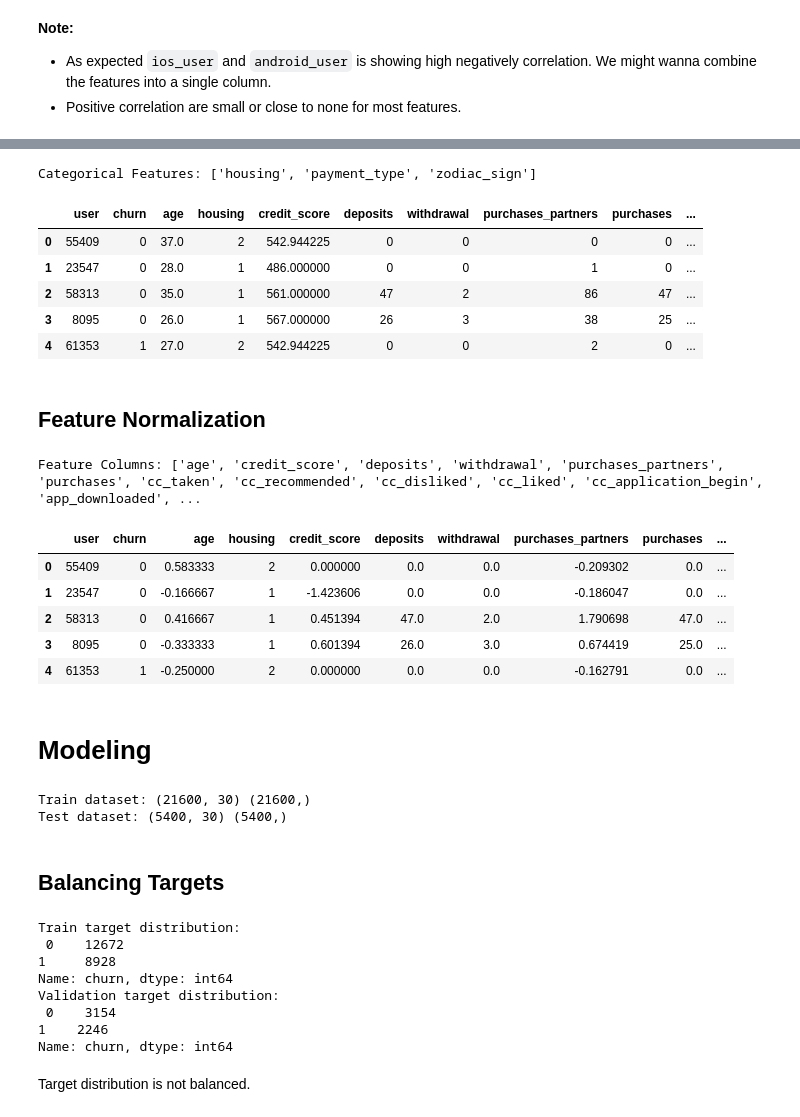
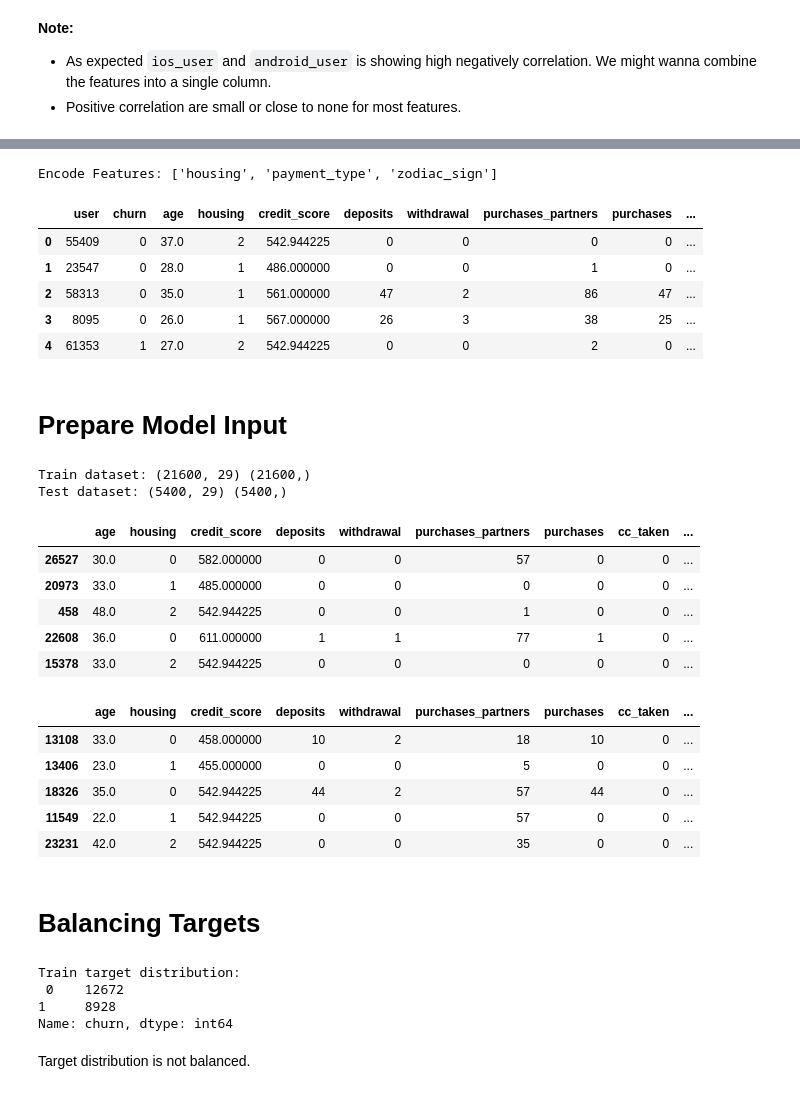
Before and after one commit to nityansuman/machine-learning-porch, a Jupyter notebook: analytics/churn-prediction-through-usage-analysis.ipynb, the cells around one changed output, grey strips where cells are left out. Cells and saved outputs as stored; diff of their text form; code cells hidden in the pictures.

```diff
--- a/analytics/churn-prediction-through-usage-analysis.ipynb
+++ b/analytics/churn-prediction-through-usage-analysis.ipynb
@@ -226,48 +226,28 @@ sns.heatmap(corr, mask=mask, vmax=.3, center=0, square=True, linewidths=.5, cbar
 # %%
-# Get categorical feature list
-cats = [col for col in dataset.columns if dataset[col].dtype == "object"]
-print("Categorical Features:", cats)
+# Get encoding feature list
+encode_features = [col for col in dataset.columns if dataset[col].dtype == "object"]
+print("Encode Features:", encode_features)
 
 # Instantiate encoder
 feature_encoder = OrdinalEncoder(dtype=np.int64)
 
 # Encode features
-dataset[cats] = feature_encoder.fit_transform(dataset[cats])
+dataset[encode_features] = feature_encoder.fit_transform(dataset[encode_features])
 dataset.head()
 # %% [output]
-Categorical Features: ['housing', 'payment_type', 'zodiac_sign']
+Encode Features: ['housing', 'payment_type', 'zodiac_sign']
 |  | user | churn | age | housing | credit_score | deposits | withdrawal | purchases_partners | purchases | ... |
 | 0 | 55409 | 0 | 37.0 | 2 | 542.944225 | 0 | 0 | 0 | 0 | ... |
 | 1 | 23547 | 0 | 28.0 | 1 | 486.000000 | 0 | 0 | 1 | 0 | ... |
 | 2 | 58313 | 0 | 35.0 | 1 | 561.000000 | 47 | 2 | 86 | 47 | ... |
 | 3 | 8095 | 0 | 26.0 | 1 | 567.000000 | 26 | 3 | 38 | 25 | ... |
 | 4 | 61353 | 1 | 27.0 | 2 | 542.944225 | 0 | 0 | 2 | 0 | ... |
-# %% [markdown]
-## Feature Normalization
-# %%
-# Instantiate scaler
-rb_scaler = RobustScaler()
-
-feature_columns = [col for col in dataset.columns if col not in ["user", "churn"] and col not in cats]
-print("Feature Columns:", feature_columns)
-
-# Scale features
-dataset[feature_columns] = rb_scaler.fit_transform(dataset[feature_columns])
-dataset.head()
-# %% [output]
-Feature Columns: ['age', 'credit_score', 'deposits', 'withdrawal', 'purchases_partners', 'purchases', 'cc_taken', 'cc_recommended', 'cc_disliked', 'cc_liked', 'cc_application_begin', 'app_downloaded', ...
-|  | user | churn | age | housing | credit_score | deposits | withdrawal | purchases_partners | purchases | ... |
-| 0 | 55409 | 0 | 0.583333 | 2 | 0.000000 | 0.0 | 0.0 | -0.209302 | 0.0 | ... |
-| 1 | 23547 | 0 | -0.166667 | 1 | -1.423606 | 0.0 | 0.0 | -0.186047 | 0.0 | ... |
-| 2 | 58313 | 0 | 0.416667 | 1 | 0.451394 | 47.0 | 2.0 | 1.790698 | 47.0 | ... |
-| 3 | 8095 | 0 | -0.333333 | 1 | 0.601394 | 26.0 | 3.0 | 0.674419 | 25.0 | ... |
-| 4 | 61353 | 1 | -0.250000 | 2 | 0.000000 | 0.0 | 0.0 | -0.162791 | 0.0 | ... |
-# %% [markdown]
-# Modeling
+# %% [markdown]
+# Prepare Model Input
 # %%
 # Split dataset into the train and validation set
 X_train, X_val, y_train, y_val = train_test_split(
-    dataset.drop(columns="churn"),
+    dataset.drop(columns=["user", "churn"]),
     dataset["churn"],
     test_size=0.2,
     random_state=2021)
@@ -275,23 +255,36 @@ X_train, X_val, y_train, y_val = train_test_split(
 print("Train dataset:", X_train.shape, y_train.shape)
 print("Test dataset:", X_val.shape, y_val.shape)
 # %% [output]
-Train dataset: (21600, 30) (21600,)
-Test dataset: (5400, 30) (5400,)
+Train dataset: (21600, 29) (21600,)
+Test dataset: (5400, 29) (5400,)
+# %%
+X_train.head()
+# %% [output]
+|  | age | housing | credit_score | deposits | withdrawal | purchases_partners | purchases | cc_taken | ... |
+| 26527 | 30.0 | 0 | 582.000000 | 0 | 0 | 57 | 0 | 0 | ... |
+| 20973 | 33.0 | 1 | 485.000000 | 0 | 0 | 0 | 0 | 0 | ... |
+| 458 | 48.0 | 2 | 542.944225 | 0 | 0 | 1 | 0 | 0 | ... |
+| 22608 | 36.0 | 0 | 611.000000 | 1 | 1 | 77 | 1 | 0 | ... |
+| 15378 | 33.0 | 2 | 542.944225 | 0 | 0 | 0 | 0 | 0 | ... |
+# %%
+X_val.head()
+# %% [output]
+|  | age | housing | credit_score | deposits | withdrawal | purchases_partners | purchases | cc_taken | ... |
+| 13108 | 33.0 | 0 | 458.000000 | 10 | 2 | 18 | 10 | 0 | ... |
+| 13406 | 23.0 | 1 | 455.000000 | 0 | 0 | 5 | 0 | 0 | ... |
+| 18326 | 35.0 | 0 | 542.944225 | 44 | 2 | 57 | 44 | 0 | ... |
+| 11549 | 22.0 | 1 | 542.944225 | 0 | 0 | 57 | 0 | 0 | ... |
+| 23231 | 42.0 | 2 | 542.944225 | 0 | 0 | 35 | 0 | 0 | ... |
 # %% [markdown]
-## Balancing Targets
+# Balancing Targets
 # %%
-# Target distribution
+# Target distribution in train
 print("Train target distribution:\n", y_train.value_counts())
-print("Validation target distribution:\n", y_val.value_counts())
 # %% [output]
 Train target distribution:
  0    12672
 1     8928
 Name: churn, dtype: int64
-Validation target distribution:
- 0    3154
-1    2246
-Name: churn, dtype: int64
 # %% [markdown]
 Target distribution is not balanced.
 # %%
```
Also changed, not shown: parts of 20 cells of this notebook.
